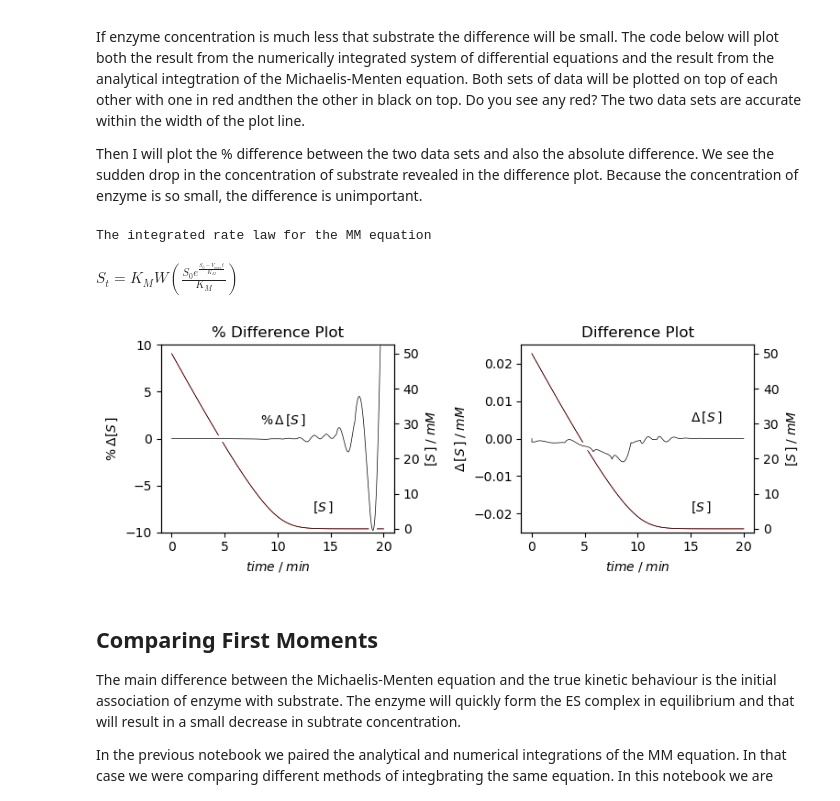
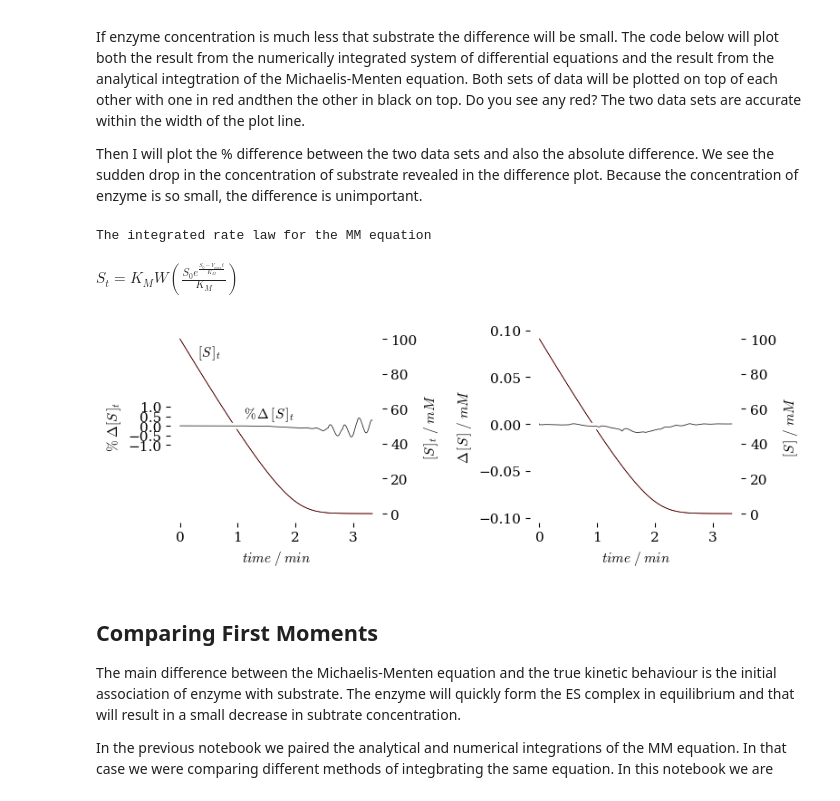
Before and after one commit to blinkletter/StealThisCode, a Jupyter notebook: 4_SciPy/K05_NumericIntegration_SystemEq_Temp.ipynb, the cells around one changed output. Saved outputs shown, nothing was run; the diff lists cells and outputs as text; code cells hidden in the pictures.

```diff
--- a/4_SciPy/K05_NumericIntegration_SystemEq_Temp.ipynb
+++ b/4_SciPy/K05_NumericIntegration_SystemEq_Temp.ipynb
@@ -158,0 +185,9 @@ kcat/Km: 1.98e+04
+# %%
+int = pickle.load(open('int_object_DOP853_timefromKinetescope.pkl', 'rb'))
+
+yarray = int.y
+yarray = yarray[0]
+time = int.t
+
+x = time/60         ### convert time from seconds to minutes
+y = yarray*1000     ### convert conc from M to mM
@@ -241,6 +305,7 @@ s = s * 1000                                    ### convert M to mM
 
 c =  yarray                                     ### numerical result from the top code block
 c = c *1000                                     ### convert M to mM
+#c = S_t *1000                                     ### convert M to mM
 
 x = time/60         ### convert time from seconds to minutes
 y = (c-s)/s *100
@@ -250,7 +315,7 @@ y = (c-s)/s *100
 ######################################################################################
 
 plt.rcdefaults()                    ### resets the plot defaults so we always start in the same place
-#plt.style.use("../styles/tufte.mplstyle")     ### Then add a fancy style sheet
+plt.style.use("../styles/tufte.mplstyle")     ### Then add a fancy style sheet
 
 fig, ax = plt.subplots(nrows=1, ncols=2, figsize=(8,3))
 
@@ -281,11 +346,11 @@ ax0.plot(x, c,
 #########################################
 
 
-ax0.set(ylabel=r"$[S\,]\; / \;mM$",
+ax0.set(ylabel=r"$[S\,]_t\; / \;mM$",
         xlabel=r"$time\; /\; min$",
-        title = r"% Difference Plot",
+#        title = r"% Difference Plot",
         xlim=[None, None],
-        ylim=[-1, None])
+        ylim=[-5, None])
 
 
 ax2 = ax0.twinx()
@@ -304,13 +369,15 @@ ax2.plot(x, y,
         )
 
 
-ax0.text(800/60,0.005*1000,r"$[S\, ]$")
-ax2.text(500/60, 1.5, r"$\%\, \Delta \,[S\, ]$")
+ax0.text(0.3, 90, r"$[S\, ]_t$")
+ax2.text(1.1, 0.4, r"$\%\, \Delta \,[S\, ]_t$")
 
 
-ax2.set(ylabel=r"$\% \; \Delta [S\, ]\; $",
+ax2.set(ylabel=r"$\% \; \Delta [S\, ]_t\; $",
         xlim=[None, None],
-        ylim=[-10, 10])
+        ylim=[-5.05, 5],
+        yticks = [-1, -0.5, 0, 0.5, 1]
+        )
 
 ax0.yaxis.tick_right()
 ax2.yaxis.tick_left()
@@ -339,7 +406,7 @@ ax1.plot(x, c,
         color = 'black',    ### the line is black
         zorder = 3 )        ### everything is in layer 0 (the bottom layer in this case)
 
-ax1.text(900/60, 0.005*1000,r"$[S\,]$")
+#ax1.text(900/60, 0.005*1000,r"$[S\,]$")
 
 #########################################
 ### Add more style
@@ -347,9 +414,9 @@ ax1.text(900/60, 0.005*1000,r"$[S\,]$")
 
 ax1.set(ylabel=r"$[S\, ]\; / \;mM$",
         xlabel=r"$time\; /\; min$",
-        title = "Difference Plot",
+#        title = "Difference Plot",
         xlim=[None, None],
-        ylim=[-1, None])
+        ylim=[-5, None])
 
 
 ax3 = ax1.twinx()
@@ -360,37 +427,42 @@ ax3.plot(x, y,
         color = 'white',            ### the line is black
         zorder = 1                  ### everything is in layer 0 (the bottom layer in this case)
         )
 ax3.plot(x, y,
         linestyle = '-',            ### use a line between points
         linewidth='0.5',            ### make the line thin
         color = 'black',            ### the line is black
         zorder = 1                  ### everything is in layer 0 (the bottom layer in this case)
         )
 
-ax3.text(900/60,0.0045,r"$\Delta \, [S\, ]$")
+#ax3.text(2.2,-0.015,r"$\Delta \, [S\, ]_t$")
+#ax1.text(0.5, 80, r"$[S\, ]_t$")
 
 ax3.set(ylabel=r"$\Delta \, [S\, ]\; /\; mM$",
         xlim=[None, None],
-        ylim=[-.025, .025])
+        ylim=[-.105, .10],
+#        ylim=[-.0155, .015],
+        yticks = [-0.1, -0.05, 0, 0.05, 0.1],
+#        yticks = [-0.015, -0.010, -0.005, 0, 0.005, 0.01, 0.015],
+    )
 
 ax1.yaxis.tick_right()
 ax3.yaxis.tick_left()
 ax1.yaxis.set_label_position("right")
 ax3.yaxis.set_label_position("left")
 ##################################################################################
 
 #########################################
 ### Output the plot
 #########################################
 
 fig.tight_layout()  ### otherwise the right y-label is slightly clipped
 
-plt.savefig("plot.pdf")     ### export the plot as this
+plt.savefig("plotx_tline_A.pdf")     ### export the plot as this
 plt.show()                  ### display the plot in this notebook
 # %% [output]
 The integrated rate law for the MM equation
 $\displaystyle S_{t} = K_{M} W\left(\frac{S_{0} e^{\frac{S_{0} - V_{max} t}{K_{M}}}}{K_{M}}\right)$
-[figure, old version]
+[figure, new version]
 # %% [markdown]
 ## Comparing First Moments
 
```
Also changed, not shown: parts of 4 cells of this notebook, 35 other files.
